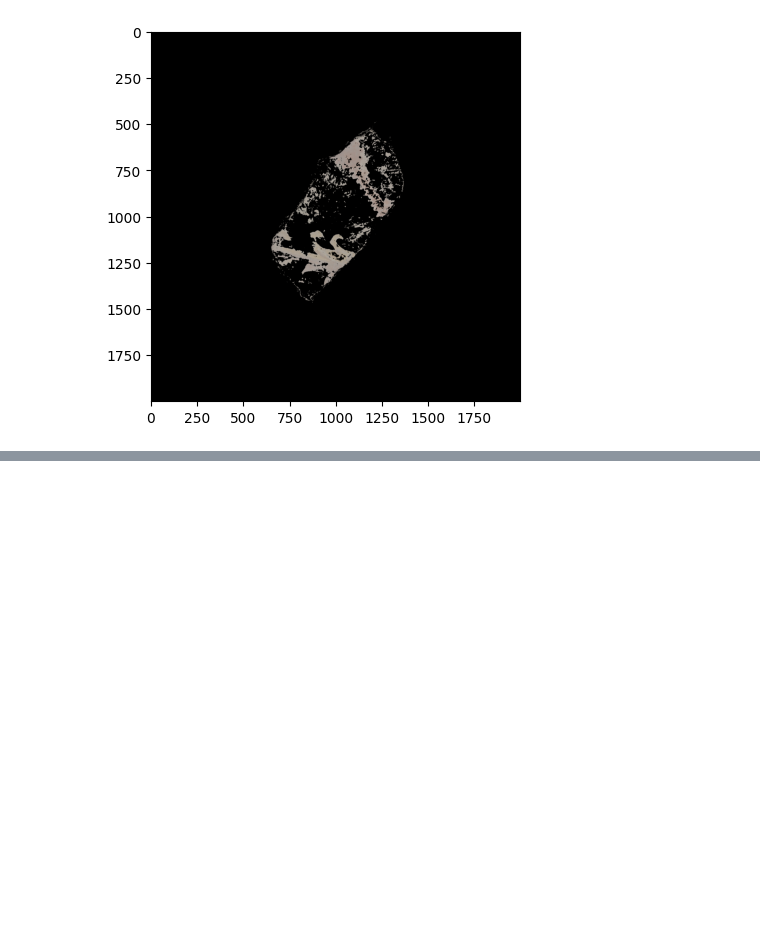
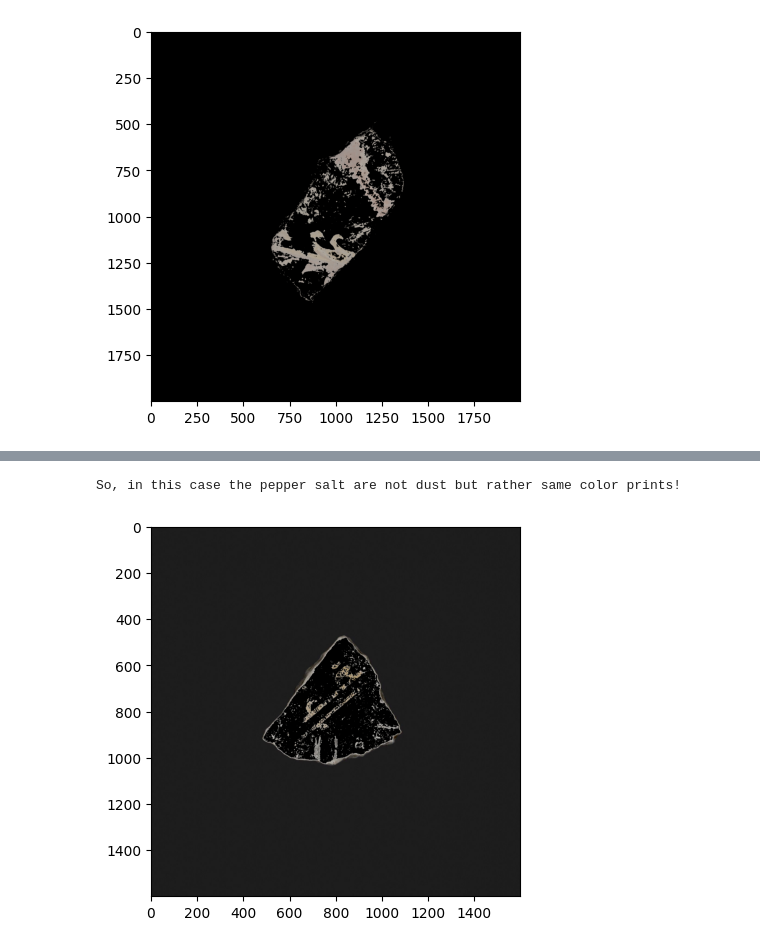
Before and after one commit to yanivohayon8/intact_surface_cleaning, a Jupyter notebook: notebooks/1_poc_hsv_plot.ipynb, the cells around one changed output, grey strips where cells are left out. Saved outputs shown, nothing was run; the diff lists cells and outputs as text; code cells hidden in the pictures; blank space fills up the shorter version.

```diff
--- a/notebooks/1_poc_hsv_plot.ipynb
+++ b/notebooks/1_poc_hsv_plot.ipynb
@@ -151,0 +195,20 @@ plt.imshow(result)
+# %%
+light_orange = (0,0,0) #(26, 10, 30)#(1, 190, 200)
+dark_orange = (180,360,180) #(97, 100, 255) #(18, 255, 255)
+
+lo_square = np.full((10, 10, 3), light_orange, dtype=np.uint8) / 255.0
+do_square = np.full((10, 10, 3), dark_orange, dtype=np.uint8) / 255.0
+
+# plt.subplot(1, 2, 1)
+# plt.imshow(hsv_to_rgb(do_square))
+# plt.subplot(1, 2, 2)
+# plt.imshow(hsv_to_rgb(lo_square))
+
+mask = cv2.inRange(img_2_hsv, light_orange, dark_orange)
+
+result = cv2.bitwise_and(img_2_rgb, img_2_rgb, mask=mask)
+plt.imshow(result)
+print("So, in this case the pepper salt are not dust but rather same color prints!")
+# %% [output]
+So, in this case the pepper salt are not dust but rather same color prints!
+[figure, added]
```
Also changed, not shown: parts of 13 cells of this notebook.
